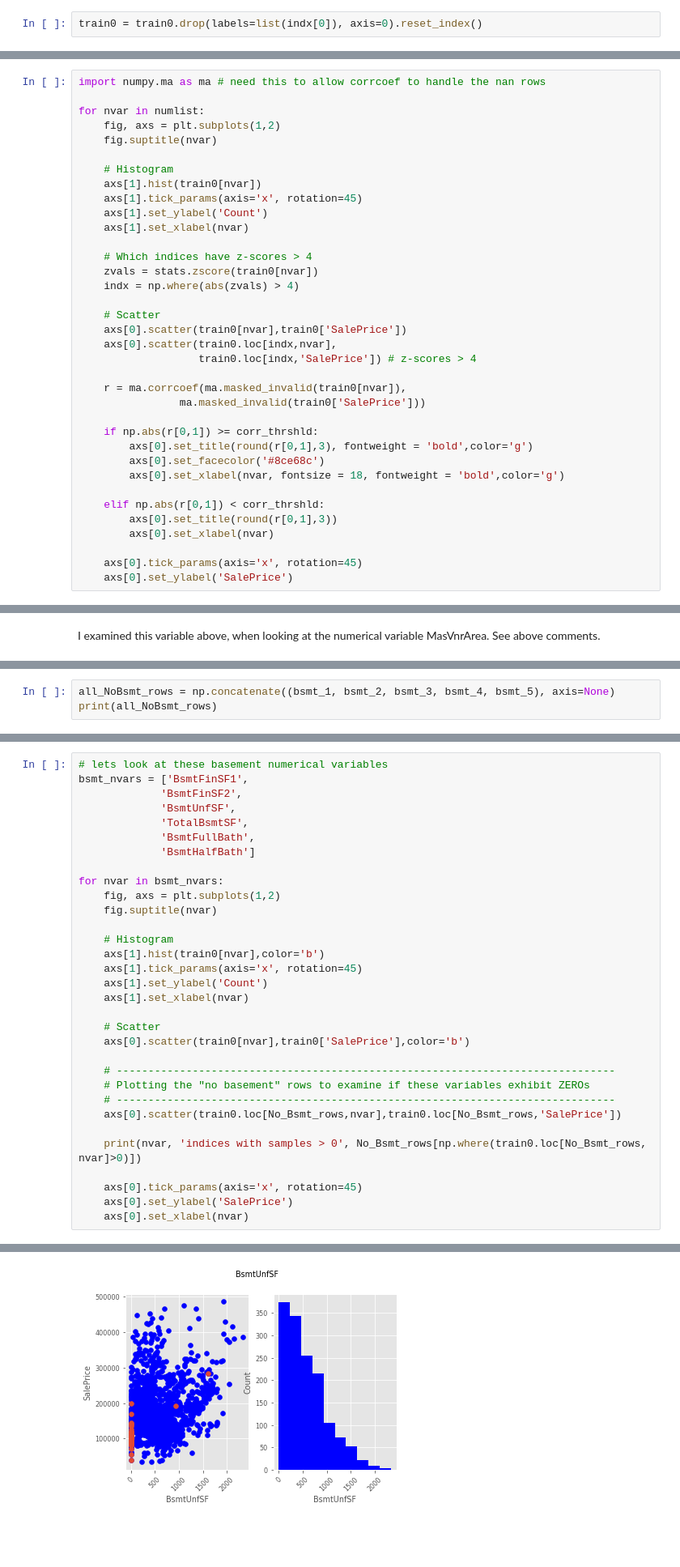
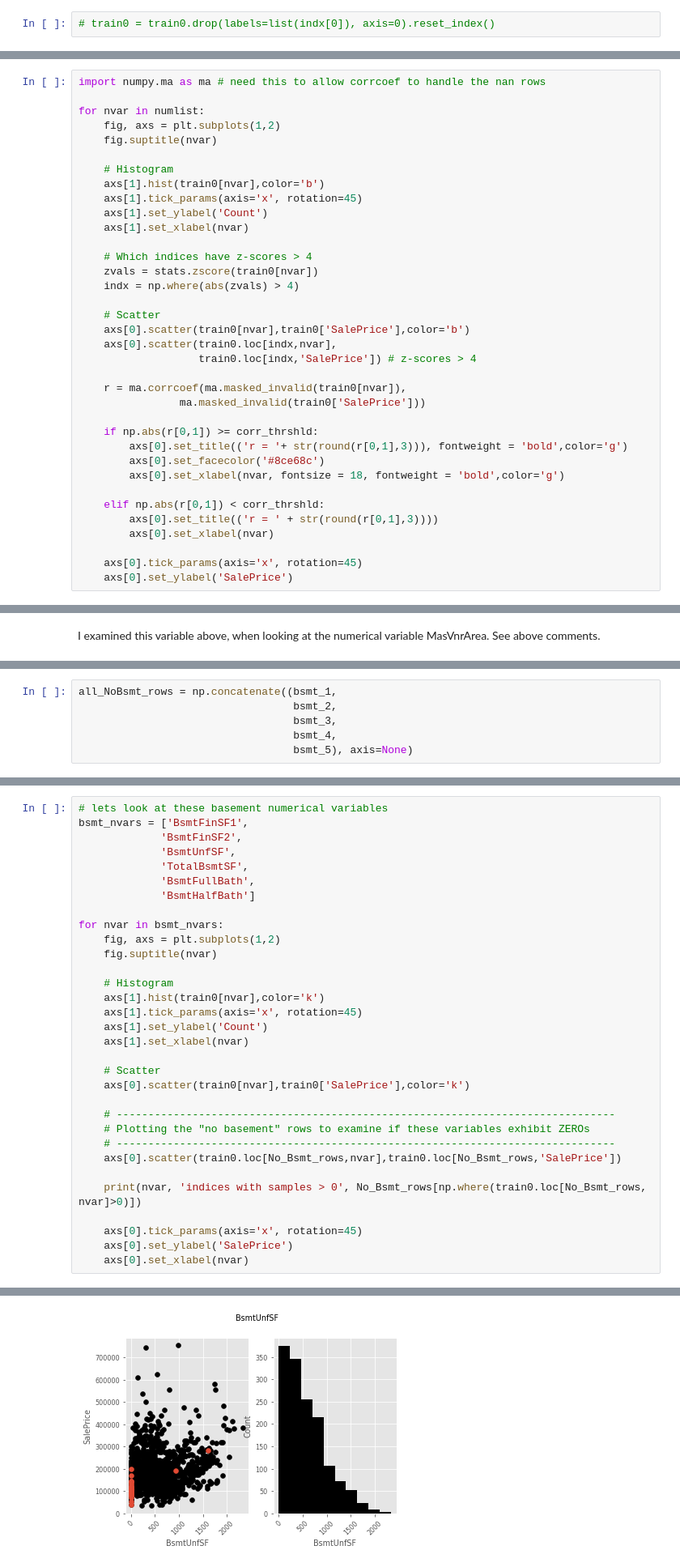
Before and after one commit to flyingcape/Ames_Iowa_HousePrices_Regression, a Jupyter notebook: EDA_Data_Cleaning.ipynb, the cells around one changed output, grey strips where cells are left out. Shown at 81% size. Cells and saved outputs as stored; diff of their text form; blank space fills up the shorter version.

```diff
--- a/EDA_Data_Cleaning.ipynb
+++ b/EDA_Data_Cleaning.ipynb
@@ -97,7 +107,7 @@ print('# of Missing Rows: ', train0['SalePrice'].isna().sum(),
 # %% [markdown]
 #### REMOVE these indices that have z-scores > 4
 # %%
-train0 = train0.drop(labels=list(indx[0]), axis=0).reset_index()
+# train0 = train0.drop(labels=list(indx[0]), axis=0).reset_index()
 # %%
 train0.shape[0]
 # %% [output]
@@ -128,7 +138,7 @@ for nvar in numlist:
     fig.suptitle(nvar)
 
     # Histogram
-    axs[1].hist(train0[nvar])
+    axs[1].hist(train0[nvar],color='b')
     axs[1].tick_params(axis='x', rotation=45)
     axs[1].set_ylabel('Count')
     axs[1].set_xlabel(nvar)
@@ -138,7 +148,7 @@ for nvar in numlist:
     indx = np.where(abs(zvals) > 4)
 
     # Scatter
-    axs[0].scatter(train0[nvar],train0['SalePrice'])
+    axs[0].scatter(train0[nvar],train0['SalePrice'],color='b')
     axs[0].scatter(train0.loc[indx,nvar],
                    train0.loc[indx,'SalePrice']) # z-scores > 4
 
@@ -146,12 +156,12 @@ for nvar in numlist:
                 ma.masked_invalid(train0['SalePrice']))
 
     if np.abs(r[0,1]) >= corr_thrshld:
-        axs[0].set_title(round(r[0,1],3), fontweight = 'bold',color='g')
+        axs[0].set_title(('r = '+ str(round(r[0,1],3))), fontweight = 'bold',color='g')
         axs[0].set_facecolor('#8ce68c')
         axs[0].set_xlabel(nvar, fontsize = 18, fontweight = 'bold',color='g')
 
     elif np.abs(r[0,1]) < corr_thrshld:
-        axs[0].set_title(round(r[0,1],3))
+        axs[0].set_title(('r = ' + str(round(r[0,1],3))))
         axs[0].set_xlabel(nvar)
 
     axs[0].tick_params(axis='x', rotation=45)
@@ -490,5 +521,8 @@ bsmt_3 = np.where(train0['BsmtExposure'].isna())
 bsmt_4 = np.where(train0['BsmtFinType1'].isna())
 bsmt_5 = np.where(train0['BsmtFinType2'].isna())
 # %%
-all_NoBsmt_rows = np.concatenate((bsmt_1, bsmt_2, bsmt_3, bsmt_4, bsmt_5), axis=None)
-print(all_NoBsmt_rows)
+all_NoBsmt_rows = np.concatenate((bsmt_1,
+                                  bsmt_2,
+                                  bsmt_3,
+                                  bsmt_4,
+                                  bsmt_5), axis=None)
@@ -558,13 +576,13 @@ for nvar in bsmt_nvars:
     fig.suptitle(nvar)
 
     # Histogram
-    axs[1].hist(train0[nvar],color='b')
+    axs[1].hist(train0[nvar],color='k')
     axs[1].tick_params(axis='x', rotation=45)
     axs[1].set_ylabel('Count')
     axs[1].set_xlabel(nvar)
 
     # Scatter
-    axs[0].scatter(train0[nvar],train0['SalePrice'],color='b')
+    axs[0].scatter(train0[nvar],train0['SalePrice'],color='k')
 
     # -------------------------------------------------------------------------------
     # Plotting the "no basement" rows to examine if these variables exhibit ZEROs
@@ -588 +606 @@ BsmtHalfBath indices with samples > 0 []
-[figure, old version]
+[figure, new version]
```
Also changed, not shown: parts of 49 cells of this notebook, 2 other files.
